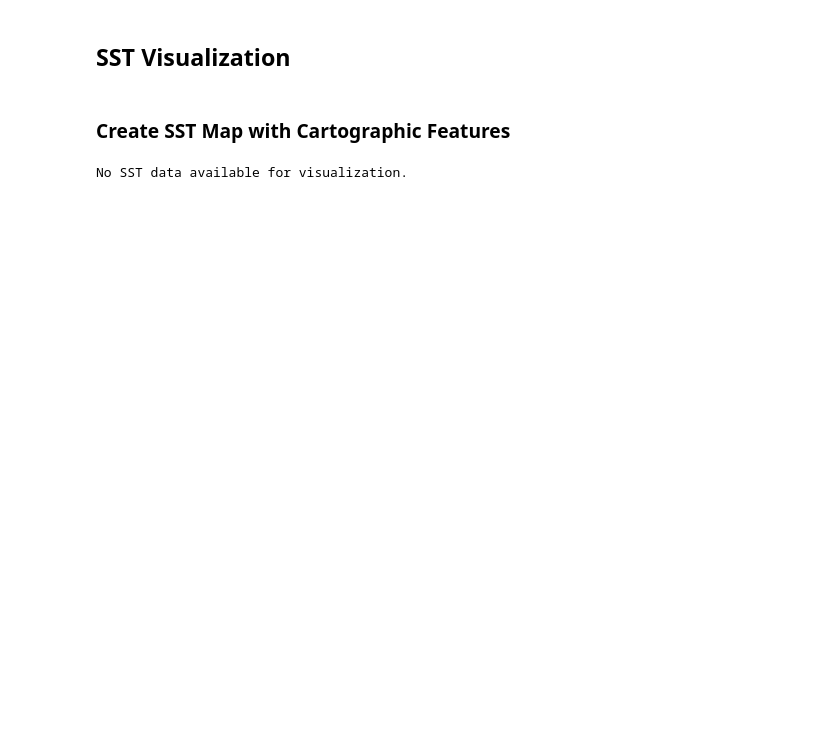
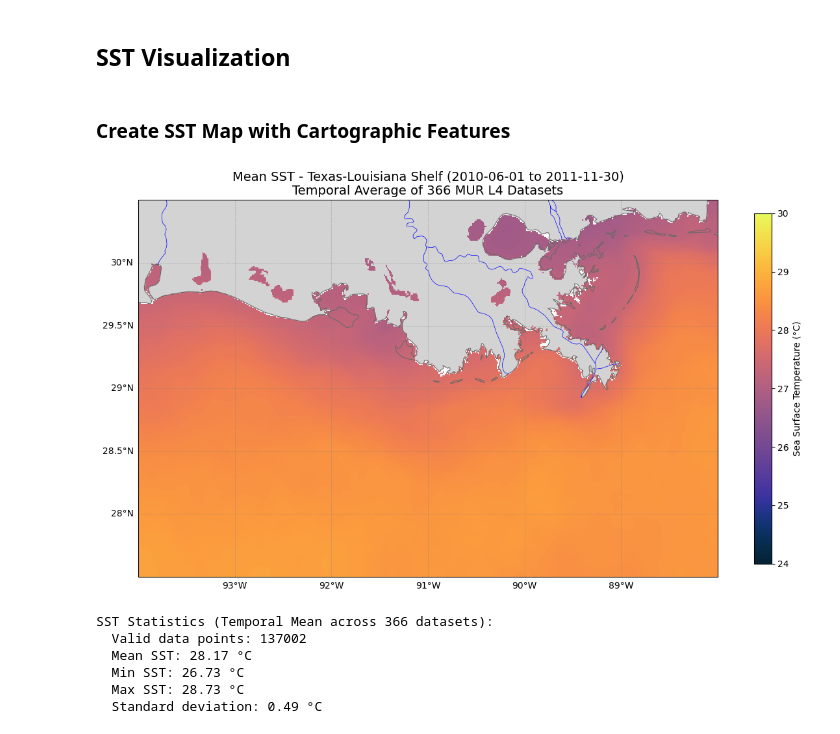
Before and after one commit to makaip/nasa-murep-local, a Jupyter notebook: cdom_sst/JuneNov20102011/test_sstv4.ipynb, the cells around one changed output. Drawn from its saved outputs; the diff is of its cells as text; code cells hidden in the pictures; blank space fills up the shorter version.

```diff
--- a/cdom_sst/JuneNov20102011/test_sstv4.ipynb
+++ b/cdom_sst/JuneNov20102011/test_sstv4.ipynb
@@ -51,17 +51,22 @@ Define constants for SST processing, geographical area, and data paths.
 lon_min, lon_max = -94.0, -88.0
 lat_min, lat_max = 27.5, 30.5
 
+# --- Date Range Configuration ---
+# Specify the start and end dates for analysis
+start_date = '2010-06-01'  # Format: YYYY-MM-DD
+end_date = '2011-11-30'    # Format: YYYY-MM-DD
+
 # --- MUR L4 SST Data Configuration ---
-# Update this path to match your local data storage for June 2010 - November 2011
-data_dir_mur_l4 = r"E:\satdata\MUR-JPL-L4-GLOB-v4.1_Texas Louisiana Shelf_2010-06-01_2011-11-30"
+# Base directory pattern - use {year} as placeholder for year
+data_dir_pattern = r"E:\satdata\MUR-JPL-L4-GLOB-v4.1_Texas Louisiana Shelf_{year}-06-01_{year}-11-30"
 mur_l4_variable = 'analysed_sst'
 
 # --- Quality Control Thresholds ---
 min_sst_celsius_threshold = -2.0  # Minimum reasonable SST in Celsius
-max_sst_celsius_threshold = 35.0  # Maximum reasonable SST in Celsius
+max_sst_celsius_threshold = 40.0  # Maximum reasonable SST in Celsius
 
 print(f"Region: Lon ({lon_min}, {lon_max}), Lat ({lat_min}, {lat_max})")
-print(f"MUR L4 Data Directory: {data_dir_mur_l4}")
+print(f"Date Range: {start_date} to {end_date}")
 print(f"SST Variable: {mur_l4_variable}")
 print(f"Temperature Range Thresholds: {min_sst_celsius_threshold}°C to {max_sst_celsius_threshold}°C")
 # %% [output]
@@ -206,6 +321,7 @@ if sst_data is not None:
     sst_plot = sst_data['sst_celsius']
     lat_plot = sst_data['lat']
     lon_plot = sst_data['lon']
+    n_datasets = sst_data['n_datasets']
 
     fig = plt.figure(figsize=(12, 8))
     ax = plt.axes(projection=ccrs.PlateCarree())
@@ -216,7 +332,7 @@ if sst_data is not None:
     ax.set_aspect(1.3, adjustable='box', anchor='C')
 
     # Define SST color range
-    sst_vmin, sst_vmax = 20, 32
+    sst_vmin, sst_vmax = 24, 30
 
     # Plot SST
     sst_mesh = ax.pcolormesh(
@@ -228,33 +344,40 @@ if sst_data is not None:
 
     # Add map features (consistent with CDOM styling)
     ax.add_feature(cfeature.COASTLINE, linewidth=0.8, edgecolor='dimGray')
     ax.add_feature(cfeature.LAND, facecolor='lightgray', zorder=0)
     ax.add_feature(cfeature.BORDERS, linestyle=':', edgecolor='dimGray')
     ax.add_feature(cfeature.RIVERS, linewidth=0.5, edgecolor='blue')
 
     # Add gridlines
     gl = ax.gridlines(
         crs=ccrs.PlateCarree(), draw_labels=True,
         linewidth=0.5, color='gray', alpha=0.5, linestyle='--'
     )
     gl.top_labels = False
     gl.right_labels = False
 
     # Colorbar + title
     plt.colorbar(sst_mesh, label='Sea Surface Temperature (°C)', shrink=0.7)
-    plt.title('MUR L4 Sea Surface Temperature - Texas-Louisiana Shelf (June 2010 - Nov 2011)', fontsize=14)
+    plt.title(f'Mean SST - Texas-Louisiana Shelf ({start_date} to {end_date})\n' +
+              f'Temporal Average of {n_datasets} MUR L4 Datasets', fontsize=14)
 
     plt.tight_layout()
     plt.show()
 
     # Stats
-    print(f"\nSST Statistics:")
+    print(f"\nSST Statistics (Temporal Mean across {n_datasets} datasets):")
     print(f"  Valid data points: {np.sum(~np.isnan(sst_plot))}")
     print(f"  Mean SST: {np.nanmean(sst_plot):.2f} °C")
     print(f"  Min SST: {np.nanmin(sst_plot):.2f} °C")
     print(f"  Max SST: {np.nanmax(sst_plot):.2f} °C")
     print(f"  Standard deviation: {np.nanstd(sst_plot):.2f} °C")
 else:
     print("No SST data available for visualization.")
 # %% [output]
+[figure, added]
-No SST data available for visualization.
+SST Statistics (Temporal Mean across 366 datasets):
+  Valid data points: 137002
+  Mean SST: 28.17 °C
+  Min SST: 26.73 °C
+  Max SST: 28.73 °C
+  Standard deviation: 0.49 °C
```
Also changed, not shown: parts of 5 cells of this notebook, 1 other file.
